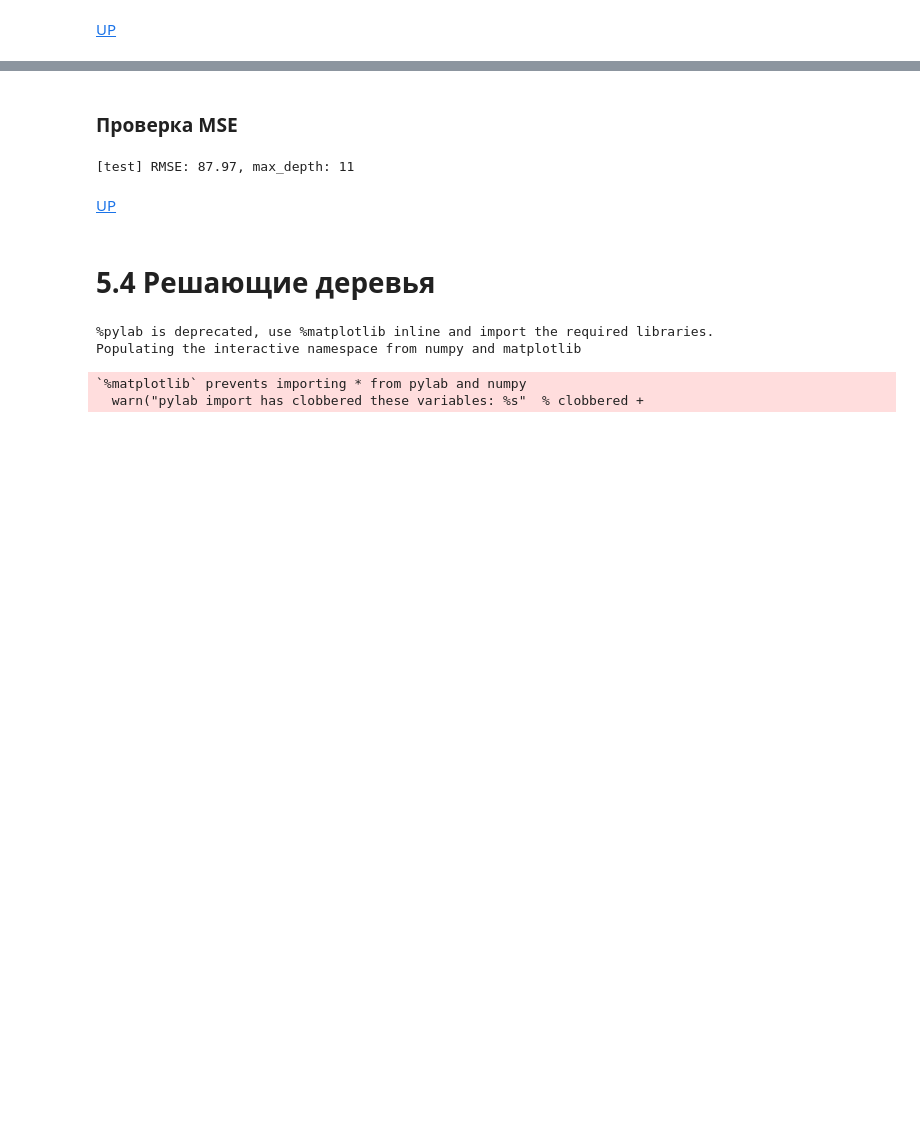
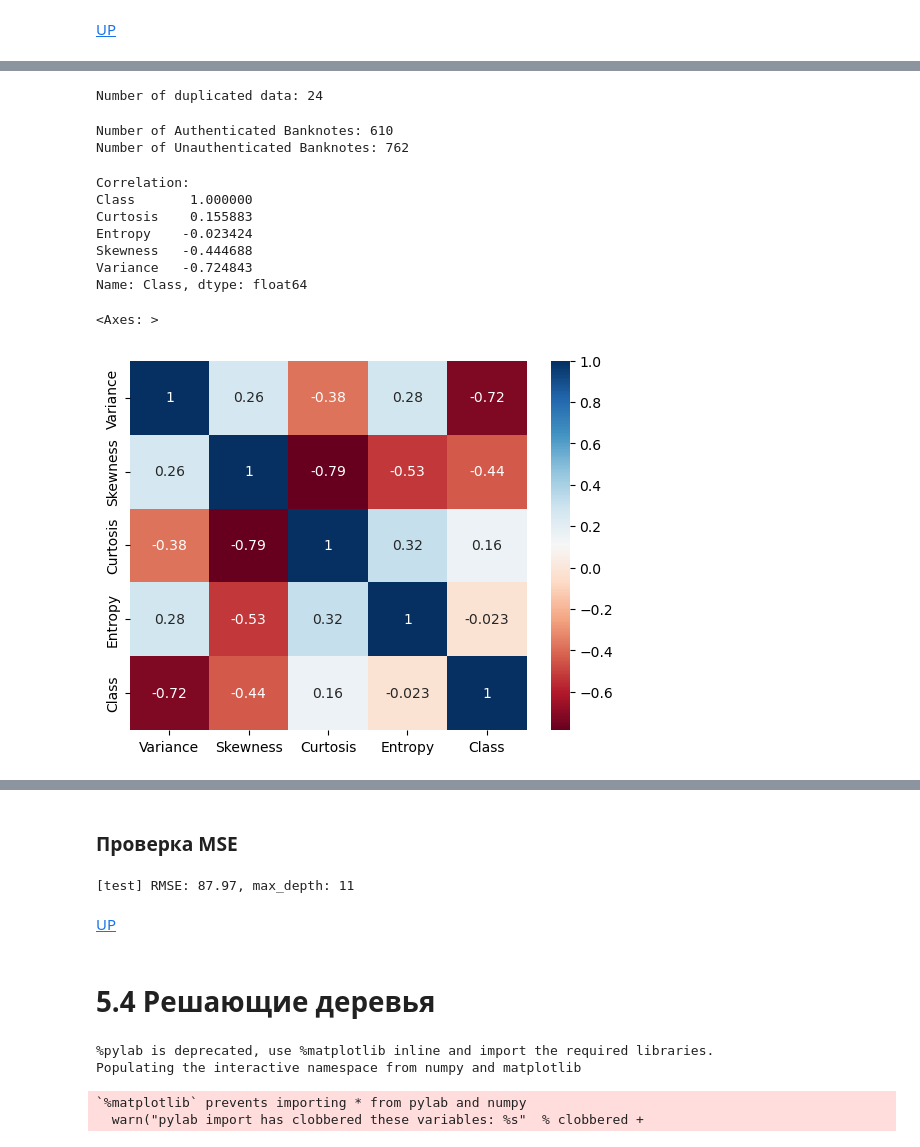
Before and after one commit to leopoldgerber/Machine-Learning, a Jupyter notebook: ML-5. Decision Tree and Random Forest.ipynb, the cells around one changed output, grey strips where cells are left out. Cells and saved outputs as stored; diff of their text form; code cells hidden in the pictures; blank space fills up the shorter version.

```diff
--- a/ML-5. Decision Tree and Random Forest.ipynb
+++ b/ML-5. Decision Tree and Random Forest.ipynb
@@ -74,0 +61,25 @@ print(f'[new] : {y_new}')
+# %%
+duplicated = df.duplicated()
+print(f'Number of duplicated data: {df[duplicated == True].shape[0]}')
+# %% [output]
+Number of duplicated data: 24
+# %%
+print(f"Number of Authenticated Banknotes: {df[df['Class'] == 1].shape[0]}")
+print(f"Number of Unauthenticated Banknotes: {df[df['Class'] == 0].shape[0]}")
+# %% [output]
+Number of Authenticated Banknotes: 610
+Number of Unauthenticated Banknotes: 762
+# %%
+print('Correlation:')
+print(df.corr()['Class'].sort_values(ascending = False))
+sns.heatmap(df.corr(), cmap = 'RdBu', annot = True)
+# %% [output]
+Correlation:
+Class       1.000000
+Curtosis    0.155883
+Entropy    -0.023424
+Skewness   -0.444688
+Variance   -0.724843
+Name: Class, dtype: float64
+<Axes: >
+[figure, added]
```
Also changed, not shown: parts of 19 cells of this notebook, 1 other file.
